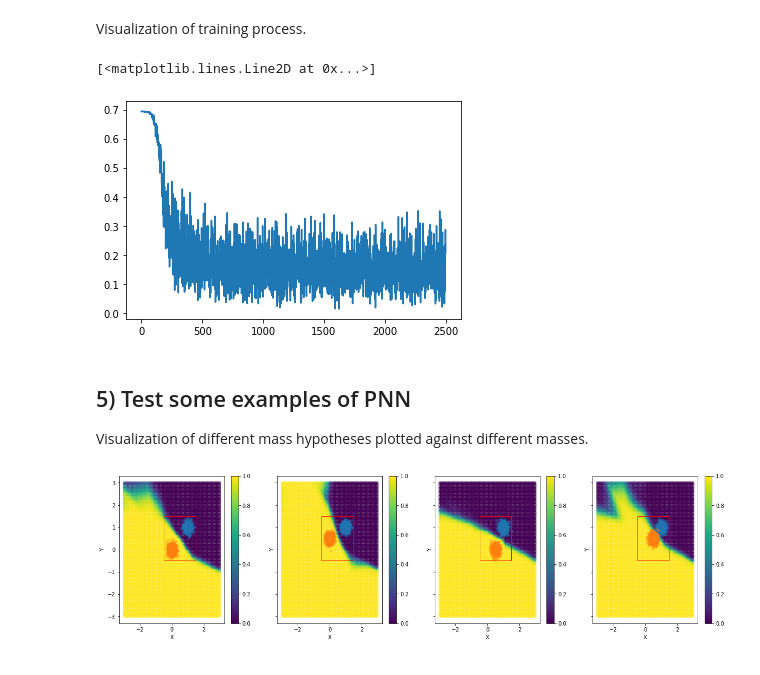
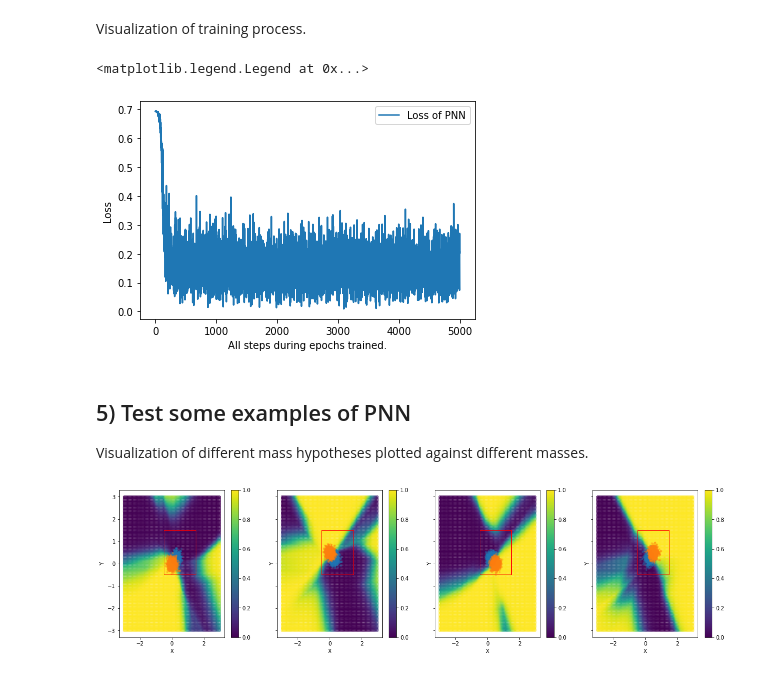
Before and after one commit to leonrenn/datascience_seminar, a Jupyter notebook: ParameterizedNeuralNetwork/PNN_2d.ipynb, the cells around one changed output. Drawn from its saved outputs; the diff is of its cells as text; code cells hidden in the pictures.

Commit message:
Minor corrections for choosing the bg mean.

```diff
--- a/ParameterizedNeuralNetwork/PNN_2d.ipynb
+++ b/ParameterizedNeuralNetwork/PNN_2d.ipynb
@@ -36,10 +36,10 @@ from torch.utils.data import DataLoader, Dataset
 class CustomDataset(Dataset):
     def __init__(self, xy_range_lower: float = 0.0,
                        xy_range_upper: float = 1.0,
-                       trained_params: int = 5,
+                       trained_params: int = 8,
                        cov = np.array([[0.02, 0],[0, 0.02]]),
                        data_points: int = 1000,
-                       total_generations: int = 1000):
+                       total_generations: int = 10000):
         """Generates data for NN training. Output is the parameterized data
         X and the labels Y per dataset index.
 
@@ -161,7 +159,7 @@ class ParameterizedNeuralNet(pl.LightningModule):
 model = ParameterizedNeuralNet()
 
 # initializing the trainer
-trainer = pl.Trainer(max_epochs=25, progress_bar_refresh_rate=10)
+trainer = pl.Trainer(max_epochs=5, progress_bar_refresh_rate=10)
 
 # train the model on the dataset
 trainer.fit(model, custom_dl)
@@ -193,8 +191,8 @@ plt.xlabel("All steps during epochs trained.")
 plt.ylabel("Loss")
 plt.legend()
 # %% [output]
-[<matplotlib.lines.Line2D at 0x...>]
+<matplotlib.legend.Legend at 0x...>
-[figure, old version]
+[figure, new version]
 # %% [markdown]
 ## 5) Test some examples of PNN
 
@@ -206,35 +204,35 @@ y_data = np.linspace(-3, 3, 100)
 coordinates = np.array([[x, y] for x in x_data for y in y_data])
 
 # choosing the background to be at [1,1]
-bg_idx = 0
-background = np.multiply(np.ones_like(coordinates), np.array([1, 1]))
+bg_mean = [0.25, 0.25]
+background = np.multiply(np.ones_like(coordinates), np.array(bg_mean))
 data = np.zeros((100**2, 6))
 
 # defining the plots
 fig, axes = plt.subplots(ncols=len(signals), sharey=True)
 fig.set_figheight(5)
 fig.set_figwidth(20)
 
 # rectangle to mark region of parameterization
 rects = [patches.Rectangle((-0.5, -0.5), 2.0, 2.0, linewidth=1, edgecolor="red", facecolor='none') for _ in range(len(signals))]
 
 # iterating through the signals
 for signal_idx, signal in enumerate(signals):
     data[:, 0:2] = coordinates
     data[:, 2:4] = background
     data[:, 4:6] = np.multiply(np.ones_like(coordinates), np.array(signal))
 
     res = model(torch.Tensor(data)).detach().numpy()
 
 
     pl = axes[signal_idx].scatter(coordinates[:,0],coordinates[:,1], marker = '.', facecolor = 'none', edgecolor = plt.get_cmap('viridis')(res))
-    example = [np.random.multivariate_normal([1, 1], cov, size=sizes), np.random.multivariate_normal(signal, cov, size=sizes)]
+    example = [np.random.multivariate_normal(bg_mean, cov, size=sizes), np.random.multivariate_normal(signal, cov, size=sizes)]
     axes[signal_idx].scatter(example[0][:,0], example[0][:, 1], marker=".", alpha=0.3)
     axes[signal_idx].scatter(example[1][:,0], example[1][:, 1], marker=".", alpha=0.3)
     axes[signal_idx].add_patch(rects[signal_idx])
     axes[signal_idx].set_xlabel("X")
     axes[signal_idx].set_ylabel("Y")
     plt.colorbar(pl, ax=axes[signal_idx])
 plt.show()
 # %% [output]
-[figure, old version]
+[figure, new version]
```
Also changed, not shown: parts of 1 cell of this notebook.
